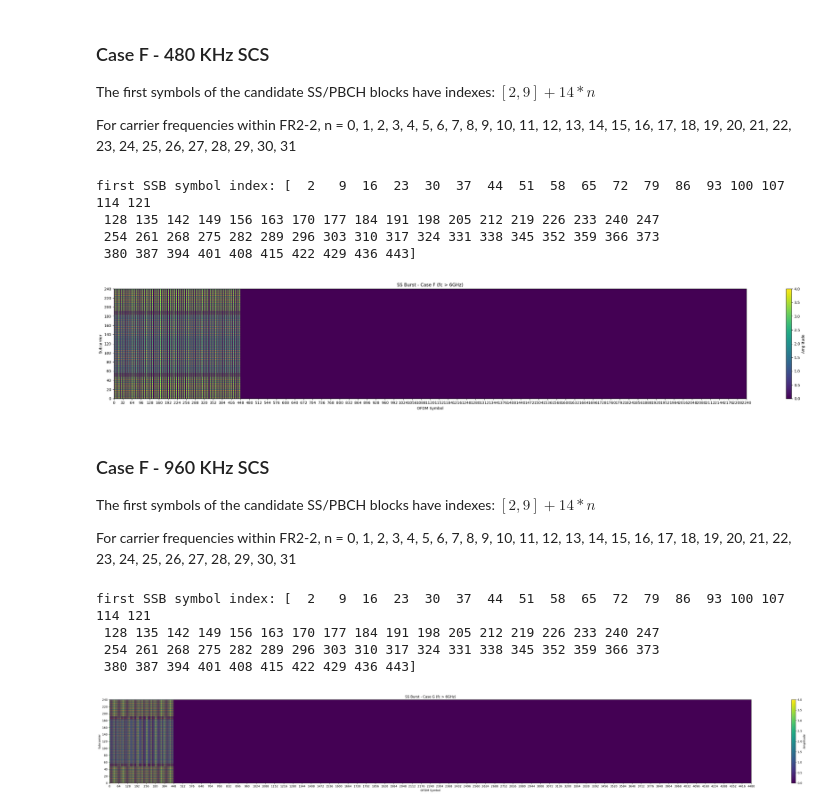
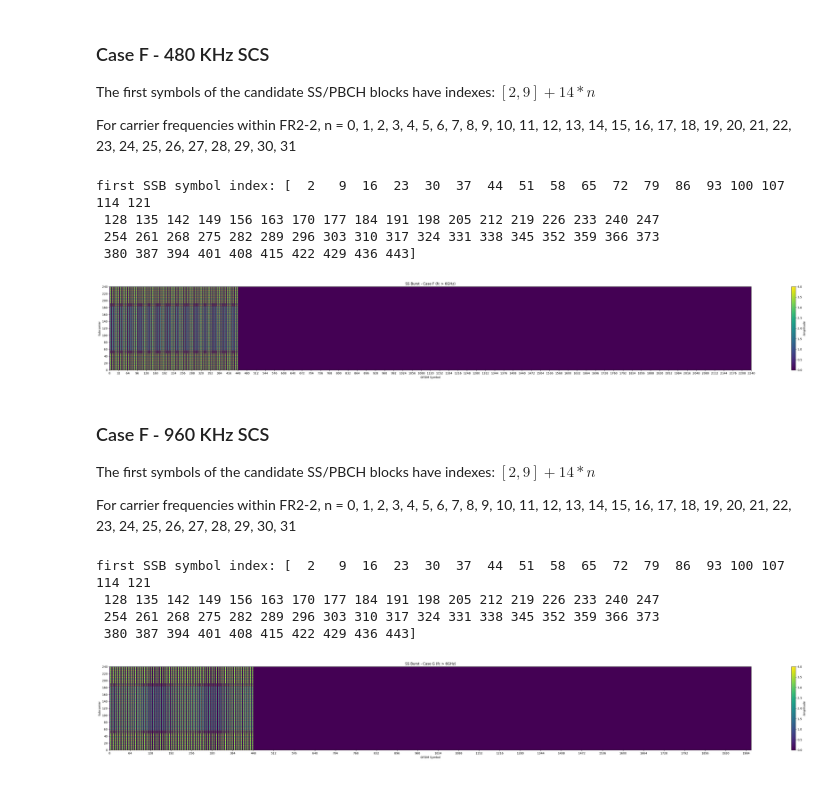
Before and after one commit to vivekBharati81/5G_SSB_Synchronization, a Jupyter notebook: nr_ssb.ipynb, the cells around one changed output. Saved outputs shown, nothing was run; the diff lists cells and outputs as text; code cells hidden in the pictures.

```diff
--- a/nr_ssb.ipynb
+++ b/nr_ssb.ipynb
@@ -607,6 +607,22 @@ def map_pbch_dmrs_to_ssb_grid(pbch_dmrs, pbch_dmrs_indices, ssb_grid):
     symbol2_indices              = pbch_dmrs_indices[(pbch_dmrs_indices >= boundary2) & (pbch_dmrs_indices < boundary3)] % num_subcarriers
     ssb_grid[symbol2_indices, 2] = 4 * pbch_dmrs[symbol1_count:len(pbch_dmrs)-symbol3_count]
     return ssb_grid
+
+def plot_ssburst(ssburst, title, xticks, size=(10, 4), zoom_x=None):
+    total_symbols_ssburst = ssburst.shape[1]
+    plt.figure(figsize=size)
+    plt.pcolormesh(np.abs(ssburst), shading='auto', cmap='viridis')
+    plt.colorbar(label="Amplitude")
+    plt.title(title)
+    plt.xlabel("OFDM Symbol")
+    plt.ylabel("Subcarrier")
+    plt.xticks(np.arange(0, total_symbols_ssburst + 0.1, xticks))
+    plt.yticks(np.arange(0, 240 + 0.1, 20))
+
+    if zoom_x is not None:
+        plt.xlim(zoom_x)
+    plt.tight_layout()
+    plt.show()
 # %% [markdown]
 ### Case A - 15 kHz SCS
 
@@ -1232,45 +1193,39 @@ print("first SSB symbol index:", first_symbol_index_ssb)
 
 ssb                    = np.zeros((240, 4), dtype=complex)
 ssb[pss_indices, 0]    = pss_seq       # map PSS
 ssb[sss_indices, 2]    = sss_seq       # map SSS
 ssburst.fill(0)
 
 for ssb_index in range(len(first_symbol_index_ssb)):
     i_ssb             = ssb_index % 8
     ibar_ssb          = i_ssb
     v                 = i_ssb
 
     # map PBCH
     pbch_symbol       = gpp.nrPBCH(NcellID, v, codeword)
     pbch_indices      = gpp.nrPBCHIndices(NcellID)
     ssb               = map_pbch_to_ssb_grid(pbch_symbol, pbch_indices, ssb)
 
     # map PBCH DMRS
     pbch_dmrs         = gpp.nrPBCHDMRS(NcellID, ibar_ssb)
     pbch_dmrs_indices = gpp.nrPBCHDMRSIndices(NcellID)
     ssb               = map_pbch_dmrs_to_ssb_grid(pbch_dmrs, pbch_dmrs_indices, ssb)
 
     # map in SS Burst
     ssburst[:, first_symbol_index_ssb[ssb_index] : first_symbol_index_ssb[ssb_index] + 4] = ssb
 
-
 #----- Visualize SS Burst -----#
-plt.figure(figsize=(40, 5))
-plt.pcolormesh(np.abs(ssburst), shading='auto', cmap='viridis')
-plt.colorbar(label="Amplitude")
-plt.title("SS Burst - Case F (fc > 6GHz)")
-plt.xlabel("OFDM Symbol")
-plt.ylabel("Subcarrier")
-plt.xticks(np.arange(0, total_symbols_ssburst + 0.1, slots_per_subframe))
-plt.yticks(np.arange(0, 240 + 0.1, 20))
-plt.tight_layout()
-plt.show()
+title  = "SS Burst - Case F (fc > 6GHz)"
+xticks = slots_per_subframe
+size   = (40, 5)
+zoom   = None
+plot_ssburst(ssburst, title, xticks, size, zoom)
 # %% [output]
 first SSB symbol index: [  2   9  16  23  30  37  44  51  58  65  72  79  86  93 100 107 114 121
  128 135 142 149 156 163 170 177 184 191 198 205 212 219 226 233 240 247
  254 261 268 275 282 289 296 303 310 317 324 331 338 345 352 359 366 373
  380 387 394 401 408 415 422 429 436 443]
-[figure, old version]
+[figure, new version]
 # %% [markdown]
 ### Case F - 960 KHz SCS
 
@@ -1328,21 +1283,15 @@ for ssb_index in range(len(first_symbol_index_ssb)):
     # map in SS Burst
     ssburst[:, first_symbol_index_ssb[ssb_index] : first_symbol_index_ssb[ssb_index] + 4] = ssb
 
-
 #----- Visualize SS Burst -----#
-plt.figure(figsize=(40, 5))
-plt.pcolormesh(np.abs(ssburst), shading='auto', cmap='viridis')
-plt.colorbar(label="Amplitude")
-plt.title("SS Burst - Case G (fc > 6GHz)")
-plt.xlabel("OFDM Symbol")
-plt.ylabel("Subcarrier")
-plt.xticks(np.arange(0, total_symbols_ssburst + 0.1, slots_per_subframe))
-plt.yticks(np.arange(0, 240 + 0.1, 20))
-plt.tight_layout()
-plt.show()
+title  = "SS Burst - Case G (fc > 6GHz)"
+xticks = slots_per_subframe
+size   = (40, 5)
+zoom   = (0,  2000)
+plot_ssburst(ssburst, title, xticks, size, zoom)
 # %% [output]
 first SSB symbol index: [  2   9  16  23  30  37  44  51  58  65  72  79  86  93 100 107 114 121
  128 135 142 149 156 163 170 177 184 191 198 205 212 219 226 233 240 247
  254 261 268 275 282 289 296 303 310 317 324 331 338 345 352 359 366 373
  380 387 394 401 408 415 422 429 436 443]
-[figure, old version]
+[figure, new version]
```
Also changed, not shown: parts of 6 cells of this notebook.
